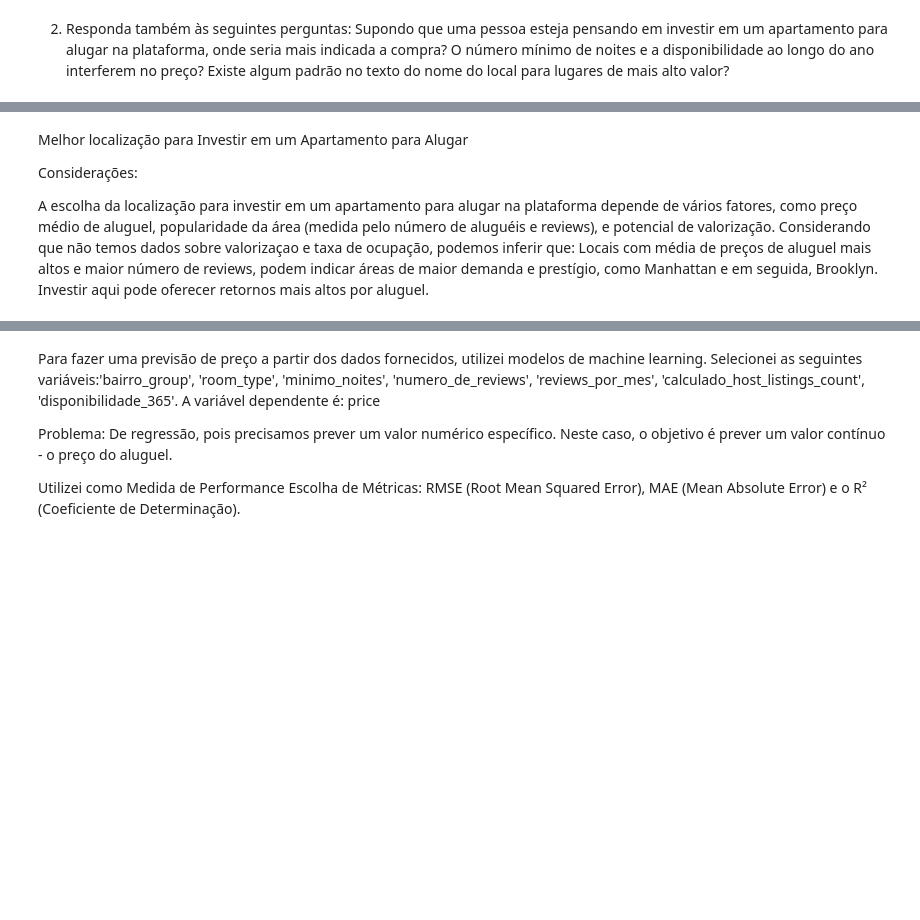
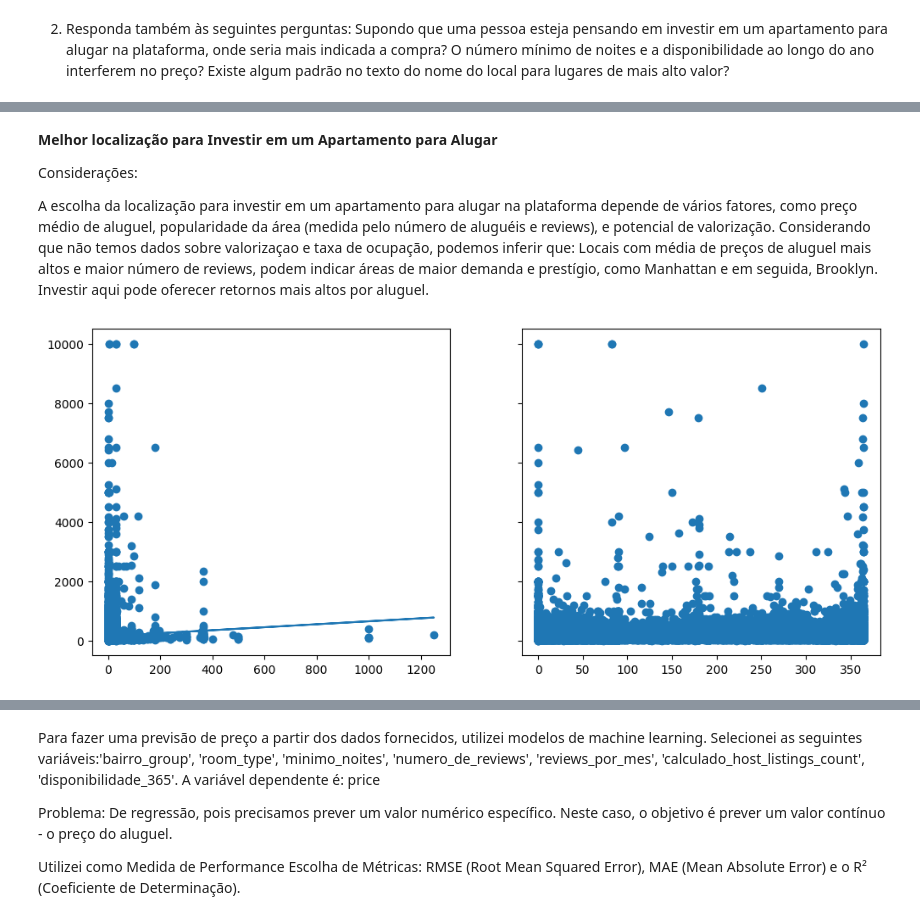
Before and after one commit to anaraquelortolan/meu_git, a Jupyter notebook: Analise de dados.ipynb, the cells around one changed output, grey strips where cells are left out. Cells and saved outputs as stored; diff of their text form; code cells hidden in the pictures; blank space fills up the shorter version.

```diff
--- a/Analise de dados.ipynb
+++ b/Analise de dados.ipynb
@@ -199,10 +186,0 @@ df.drop(df[df.minimo_noites > 30].index, axis=0, inplace=True)
-# %%
-#Boxplot sem outliers
-
-fig, axes = plt.subplots(1,5, figsize=(12, 5))
-sns.boxplot(y=df['minimo_noites'], ax=axes[0])
-sns.boxplot(y=df['price'], ax=axes[1])
-sns.boxplot(y=df['numero_de_reviews'], ax=axes[2])
-sns.boxplot(y=df['disponibilidade_365'], ax=axes[3])
-sns.boxplot(y=df['reviews_por_mes'], ax=axes[4])
-plt.tight_layout()
@@ -274,10 +250,29 @@ ny_map
 # %% [output]
 [interactive output not drawn]
 # %% [markdown]
-Melhor localização para Investir em um Apartamento para Alugar
+**Melhor localização para Investir em um Apartamento para Alugar**
 
 Considerações:
 
 A escolha da localização para investir em um apartamento para alugar na plataforma depende de vários fatores, como preço médio de aluguel, popularidade da área (medida pelo número de aluguéis e reviews), e potencial de valorização. Considerando que não temos dados sobre valorizaçao e taxa de ocupação, podemos inferir que: Locais com média de preços de aluguel mais altos e maior número de reviews, podem indicar áreas de maior demanda e prestígio, como Manhattan e em seguida, Brooklyn. Investir aqui pode oferecer retornos mais altos por aluguel.
+# %%
+import numpy as np
+
+fig, ((ax1,ax2)) = plt.subplots(1,2,sharey=True,figsize=(12,5))
+ax1.scatter(df['minimo_noites'],
+            df['price']);
+m, b = np.polyfit(df['minimo_noites'],
+                  df['price'], 1)
+ax1.plot(df['minimo_noites'],
+         m*df['minimo_noites'] + b);
+
+ax2.scatter(df['disponibilidade_365'],
+            df['price']);
+m, b = np.polyfit(df['disponibilidade_365'],
+                  df['price'], 1)
+ax2.plot(df['disponibilidade_365'],
+         m*df['disponibilidade_365'] + b);
+# %% [output]
+[figure, added]
 # %%
 #O número mínimo de noites e a disponibilidade ao longo do ano interferem no preço?
```
Also changed, not shown: parts of 30 cells of this notebook.
